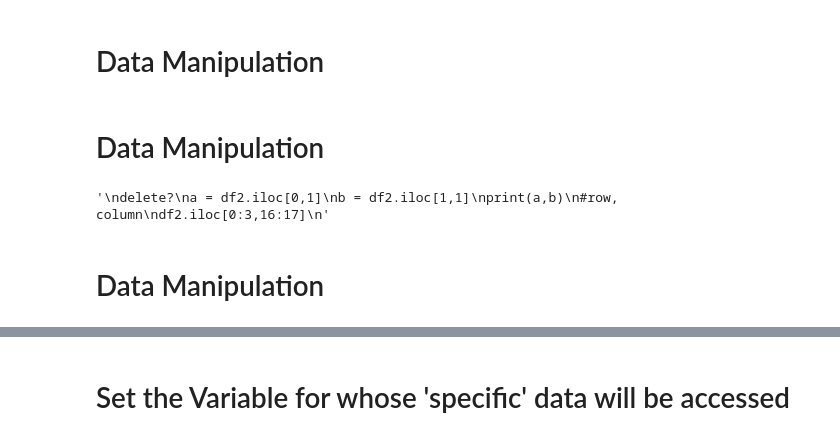
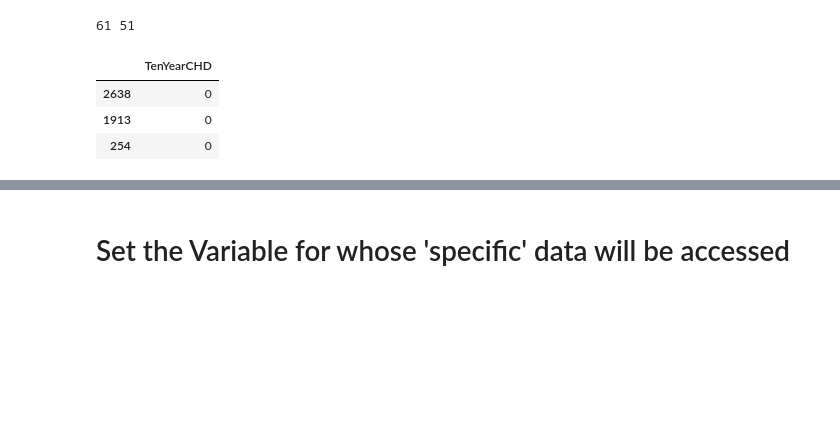
Before and after one commit to galonpy/ga2m, a Jupyter notebook: Project_B.ipynb, the cells around one changed output, grey strips where cells are left out. Drawn from its saved outputs; the diff is of its cells as text; code cells hidden in the pictures; blank space fills up the shorter version.

```diff
--- a/Project_B.ipynb
+++ b/Project_B.ipynb
@@ -109,2 +178,0 @@ Number of samples in each dataset now
-# %% [markdown]
-# Data Manipulation
@@ -168,3 +179 @@ df10.insert(0,'panel_year',num10)
-# %% [markdown]
-# Data Manipulation
 # %%
@@ -183,18 +188,17 @@ df8['sysBP'] = 1.4*df8['sysBP']
 df9['sysBP'] = 1.45*df9['sysBP']
 df10['sysBP'] = 10*df10['sysBP']
 # %%
-"""
-delete?
 a = df2.iloc[0,1]
 b = df2.iloc[1,1]
 print(a,b)
 #row, column
 df2.iloc[0:3,16:17]
-"""
 # %% [output]
-'\ndelete?\na = df2.iloc[0,1]\nb = df2.iloc[1,1]\nprint(a,b)\n#row, column\ndf2.iloc[0:3,16:17]\n'
+61 51
+|  | TenYearCHD |
+| 2638 | 0 |
+| 1913 | 0 |
+| 254 | 0 |
-# %% [markdown]
-# Data Manipulation
 # %%
 #Or manipulate the dependent variables of only one outcome state at a time for a clear signal.
 #Here im manipulating all rows where the patient got the disease by increasing the number of cigarretes all of them smoked
```
Also changed, not shown: parts of 42 cells of this notebook, 5 other files.
